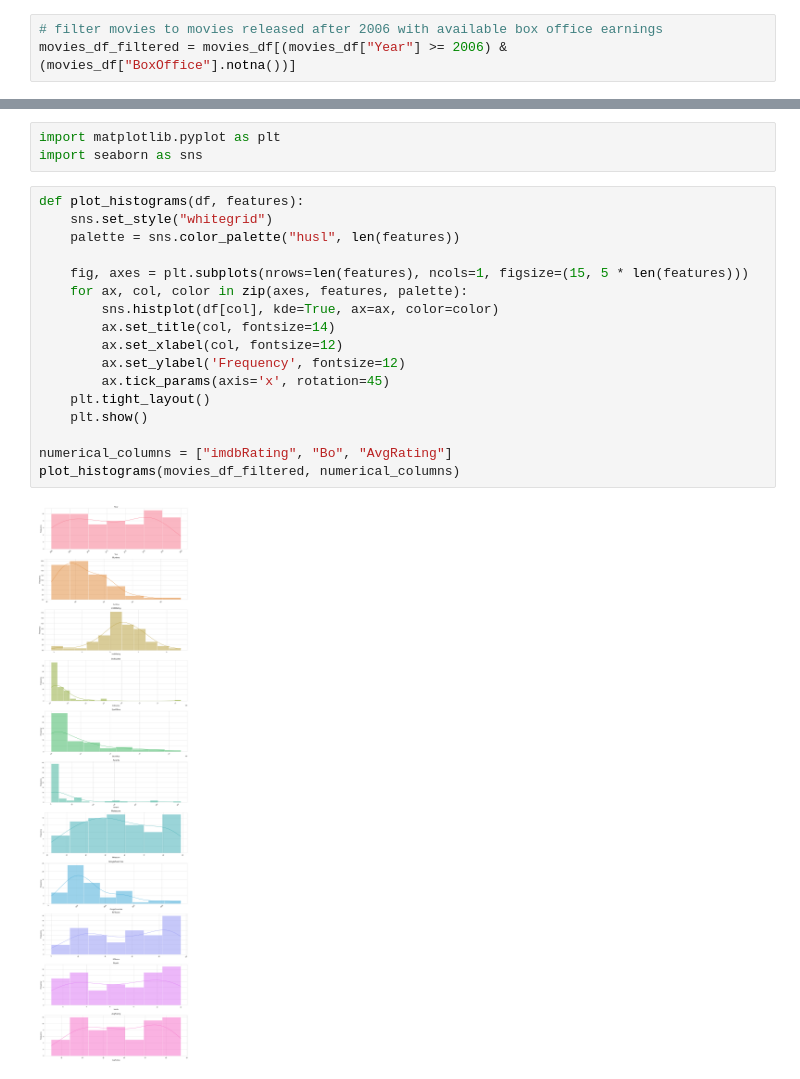
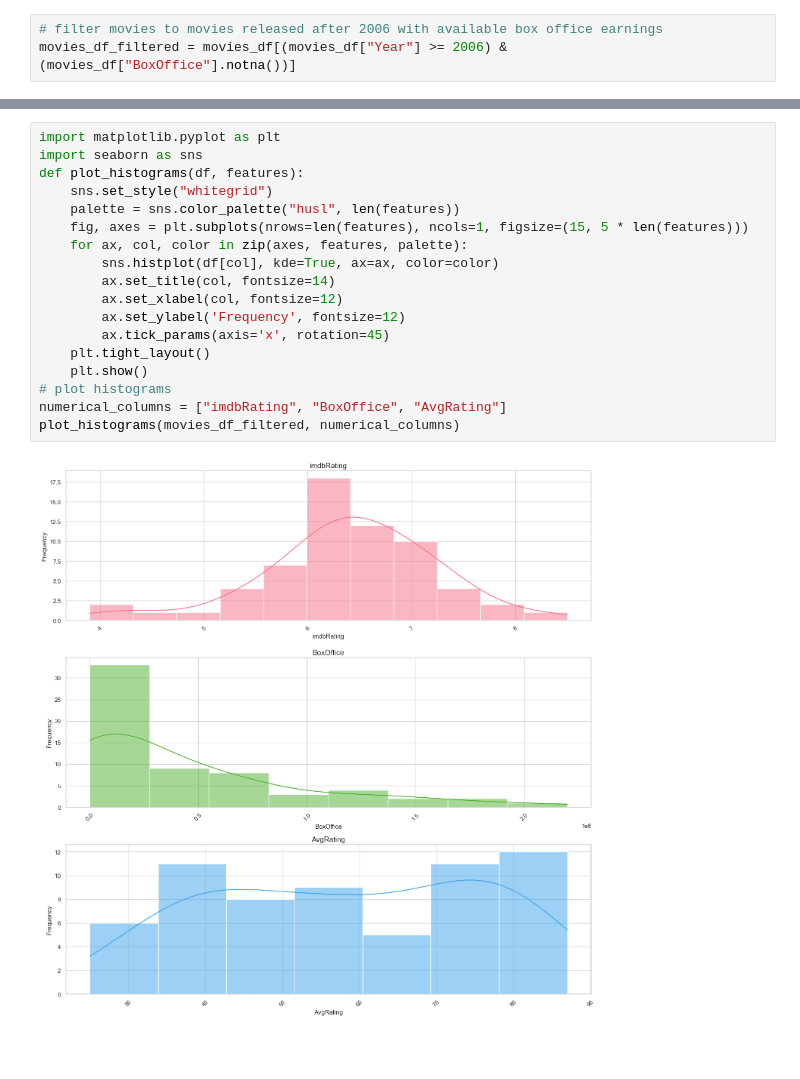
Before and after one commit to pegahbkz/neon-movies, a Jupyter notebook: neon-films.ipynb, the cells around one changed output, grey strips where cells are left out. Drawn from its saved outputs; the diff is of its cells as text; blank space fills up the shorter version.

```diff
--- a/neon-films.ipynb
+++ b/neon-films.ipynb
@@ -265,23 +268,21 @@ movies_df_filtered.describe()
-# %%
-import matplotlib.pyplot as plt
-import seaborn as sns
 # %%
+import matplotlib.pyplot as plt
+import seaborn as sns
 def plot_histograms(df, features):
     sns.set_style("whitegrid")
     palette = sns.color_palette("husl", len(features))
-
     fig, axes = plt.subplots(nrows=len(features), ncols=1, figsize=(15, 5 * len(features)))
     for ax, col, color in zip(axes, features, palette):
         sns.histplot(df[col], kde=True, ax=ax, color=color)
         ax.set_title(col, fontsize=14)
         ax.set_xlabel(col, fontsize=12)
         ax.set_ylabel('Frequency', fontsize=12)
         ax.tick_params(axis='x', rotation=45)
     plt.tight_layout()
     plt.show()
-
-numerical_columns = ["imdbRating", "Bo", "AvgRating"]
+# plot histograms
+numerical_columns = ["imdbRating", "BoxOffice", "AvgRating"]
 plot_histograms(movies_df_filtered, numerical_columns)
 # %% [output]
-[figure, old version]
+[figure, new version]
 # %%
```
Also changed, not shown: parts of 9 cells of this notebook.
